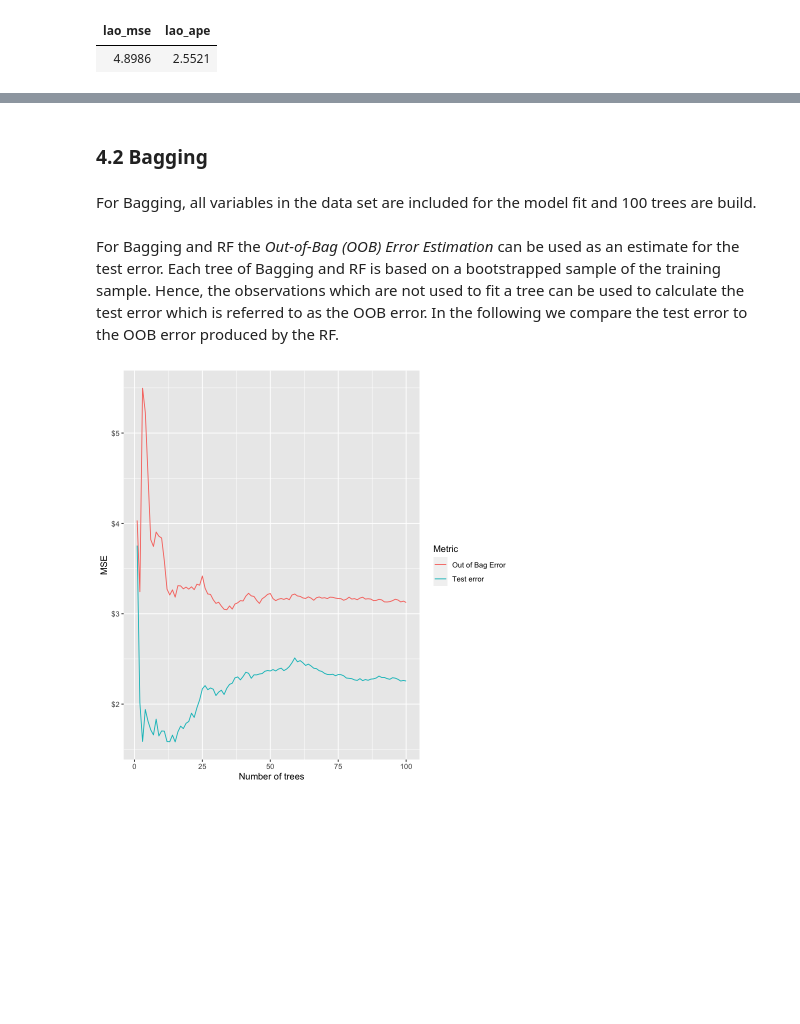
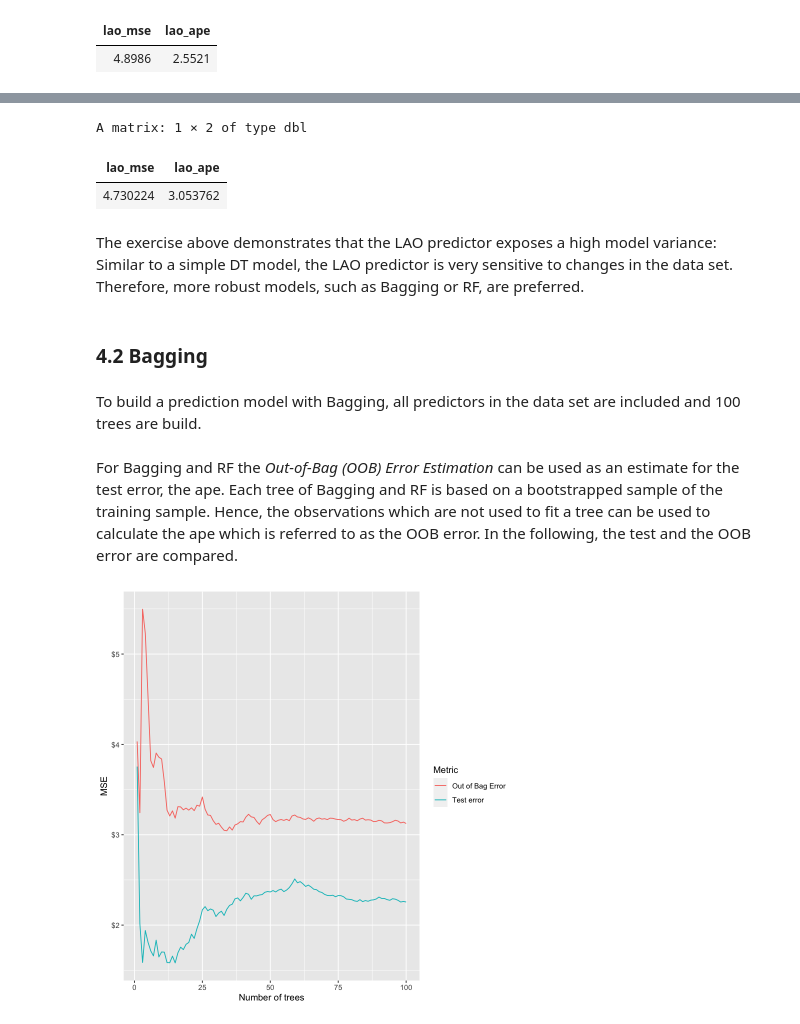
Before and after one commit to agaramow/student_performance, a Jupyter notebook: student_project.ipynb, the cells around one changed output, grey strips where cells are left out. Cells and saved outputs as stored; diff of their text form; code cells hidden in the pictures; blank space fills up the shorter version.

```diff
--- a/student_project.ipynb
+++ b/student_project.ipynb
@@ -505,12 +577,20 @@ A matrix: 1 × 2 of type dbl
+# %%
+lao_error_mat
+# %% [output]
+A matrix: 1 × 2 of type dbl
+| lao_mse | lao_ape |
+| 4.730224 | 3.053762 |
+# %% [markdown]
+The exercise above demonstrates that the LAO predictor exposes a high model variance: Similar to a simple DT model, the LAO predictor is very sensitive to changes in the data set. Therefore, more robust models, such as Bagging or RF, are preferred.
 # %% [markdown]
 ### 4.2 Bagging <a class="anchor" id="appbag"></a>
 # %% [markdown]
-For Bagging, all variables in the data set are included for the model fit and 100 trees are build.
+To build a prediction model with Bagging, all predictors in the data set are included and 100 trees are build.
 # %%
 p <- dim(train)[2] - 1 # m = p, all predictors at each step are considered.
 b <- 100 # Nr. of trees build.
 # %% [markdown]
-For Bagging and RF the *Out-of-Bag (OOB) Error Estimation* can be used as an estimate for the test error. Each tree of Bagging and RF is based on a bootstrapped sample of the training sample. Hence, the observations which are not used to fit a tree can be used to calculate the test error which is referred to as the OOB error. In the following we compare the test error to the OOB error produced by the RF.
+For Bagging and RF the *Out-of-Bag (OOB) Error Estimation* can be used as an estimate for the test error, the ape. Each tree of Bagging and RF is based on a bootstrapped sample of the training sample. Hence, the observations which are not used to fit a tree can be used to calculate the ape which is referred to as the OOB error. In the following, the test and the OOB error are compared.
 # %%
 compare_oob_test_err_func <- function(train, test, p, b) {
     oob_compare <- randomForest(G3_math ~ ., data = train,
```
Also changed, not shown: parts of 70 cells of this notebook.
